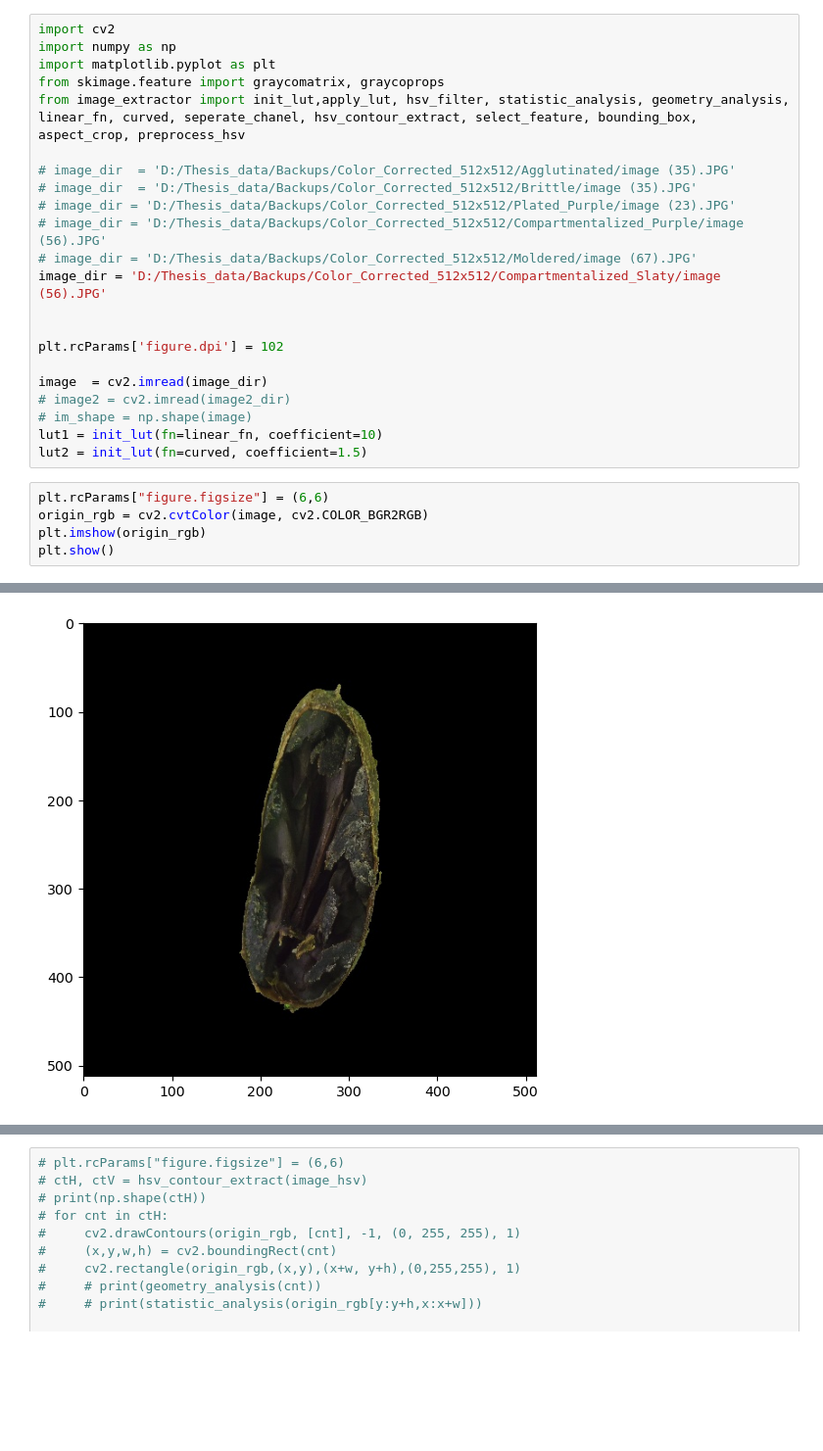
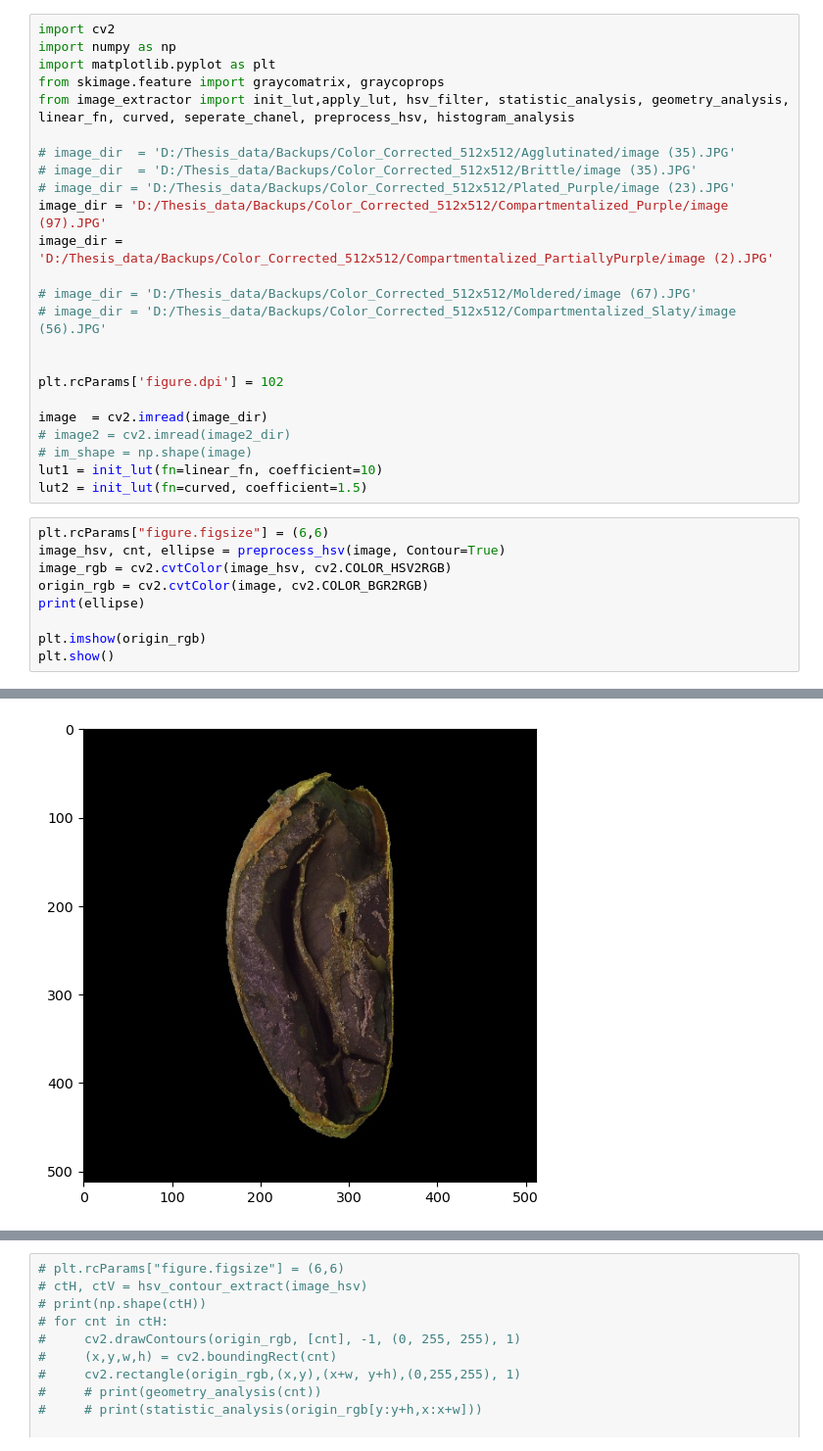
Before and after one commit to quanglochuynh/thesis2022, a Jupyter notebook: The_new_thesis_approach/hsv_feature.ipynb, the cells around one changed output, grey strips where cells are left out. Shown at 98% size. Saved outputs shown, nothing was run; the diff lists cells and outputs as text; blank space fills up the shorter version.

```diff
--- a/The_new_thesis_approach/hsv_feature.ipynb
+++ b/The_new_thesis_approach/hsv_feature.ipynb
@@ -3,14 +3,16 @@ import cv2
 import numpy as np
 import matplotlib.pyplot as plt
 from skimage.feature import graycomatrix, graycoprops
-from image_extractor import init_lut,apply_lut, hsv_filter, statistic_analysis, geometry_analysis, linear_fn, curved, seperate_chanel, hsv_contour_extract, select_feature, bounding_box, aspect_crop, preprocess_hsv
+from image_extractor import init_lut,apply_lut, hsv_filter, statistic_analysis, geometry_analysis, linear_fn, curved, seperate_chanel, preprocess_hsv, histogram_analysis
 
 # image_dir  = 'D:/Thesis_data/Backups/Color_Corrected_512x512/Agglutinated/image (35).JPG'
 # image_dir  = 'D:/Thesis_data/Backups/Color_Corrected_512x512/Brittle/image (35).JPG'
 # image_dir = 'D:/Thesis_data/Backups/Color_Corrected_512x512/Plated_Purple/image (23).JPG'
-# image_dir = 'D:/Thesis_data/Backups/Color_Corrected_512x512/Compartmentalized_Purple/image (56).JPG'
+image_dir = 'D:/Thesis_data/Backups/Color_Corrected_512x512/Compartmentalized_Purple/image (97).JPG'
+image_dir = 'D:/Thesis_data/Backups/Color_Corrected_512x512/Compartmentalized_PartiallyPurple/image (2).JPG'
+
 # image_dir = 'D:/Thesis_data/Backups/Color_Corrected_512x512/Moldered/image (67).JPG'
-image_dir = 'D:/Thesis_data/Backups/Color_Corrected_512x512/Compartmentalized_Slaty/image (56).JPG'
+# image_dir = 'D:/Thesis_data/Backups/Color_Corrected_512x512/Compartmentalized_Slaty/image (56).JPG'
 
 
 plt.rcParams['figure.dpi'] = 102
@@ -22,7 +24,11 @@ lut1 = init_lut(fn=linear_fn, coefficient=10)
 lut2 = init_lut(fn=curved, coefficient=1.5)
 # %%
 plt.rcParams["figure.figsize"] = (6,6)
+image_hsv, cnt, ellipse = preprocess_hsv(image, Contour=True)
+image_rgb = cv2.cvtColor(image_hsv, cv2.COLOR_HSV2RGB)
 origin_rgb = cv2.cvtColor(image, cv2.COLOR_BGR2RGB)
+print(ellipse)
+
 plt.imshow(origin_rgb)
 plt.show()
 # %% [output]
@@ -29 +36 @@ plt.show()
-[figure, old version]
+[figure, new version]
```
Also changed, not shown: parts of 11 cells of this notebook, 2 other files.
